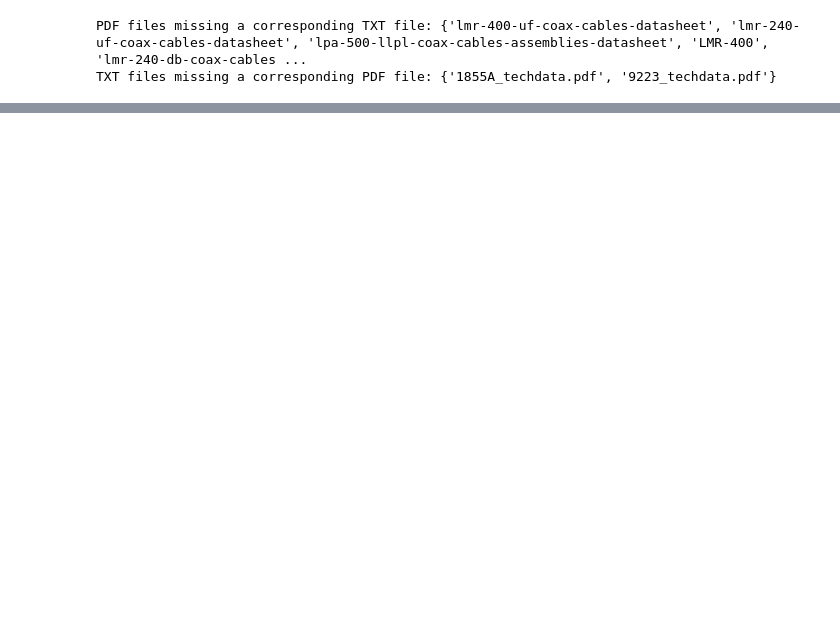
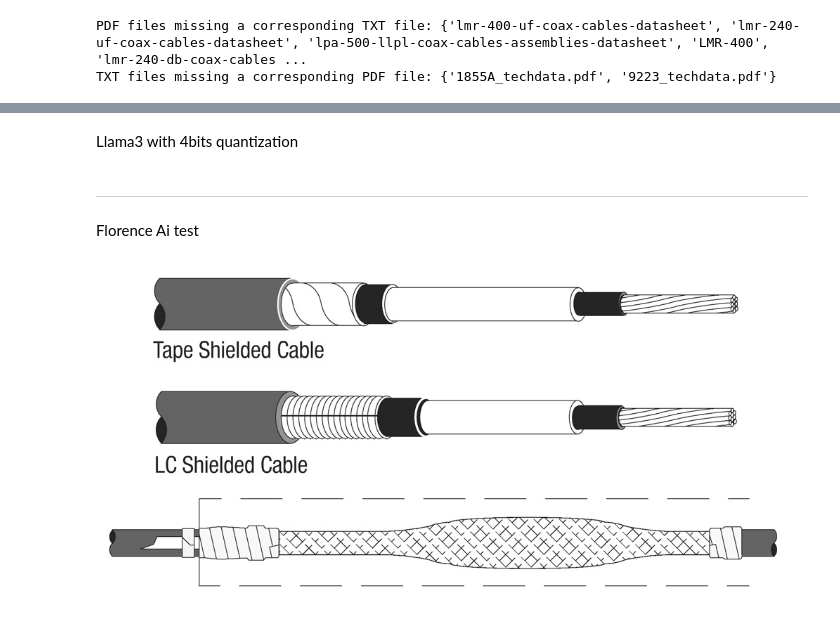
Before and after one commit to pablodevicente/RI_2-Product_Catalog_Classifier, a Jupyter notebook: 01-code/aux_testing.ipynb, the cells around one changed output, grey strips where cells are left out. Cells and saved outputs as stored; diff of their text form; code cells hidden in the pictures; blank space fills up the shorter version.

```diff
--- a/01-code/aux_testing.ipynb
+++ b/01-code/aux_testing.ipynb
@@ -195,0 +269,13 @@ extract_images_from_pdf_fitz(pdf_path, pdf_name, pdf_output_folder)
+# %% [markdown]
+Llama3 with 4bits quantization
+# %% [markdown]
+--------------------------------
+# %% [markdown]
+Florence Ai test
+# %%
+
+image_path = "../02-data/0-testing/images/ima1.jpeg"
+image = Image.open(image_path).convert('RGB')
+image
+# %% [output]
+[figure, added]
```
Also changed, not shown: parts of 16 cells of this notebook, 3 other files.
